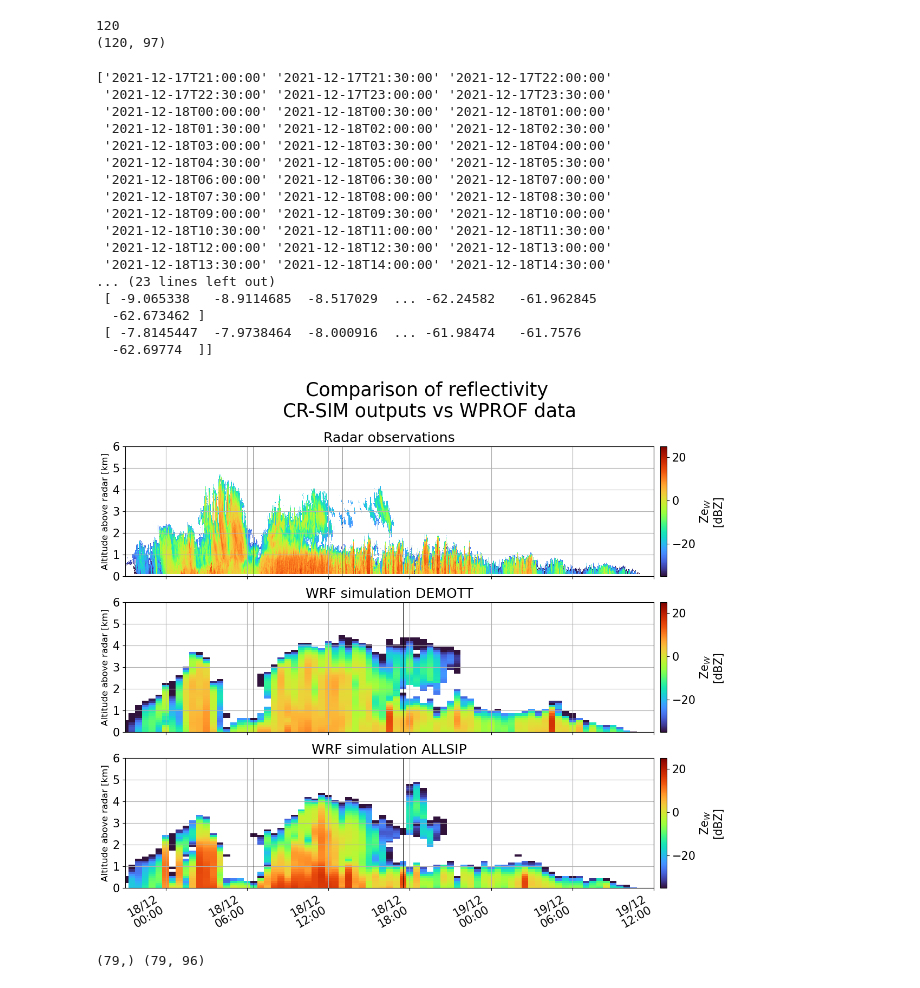
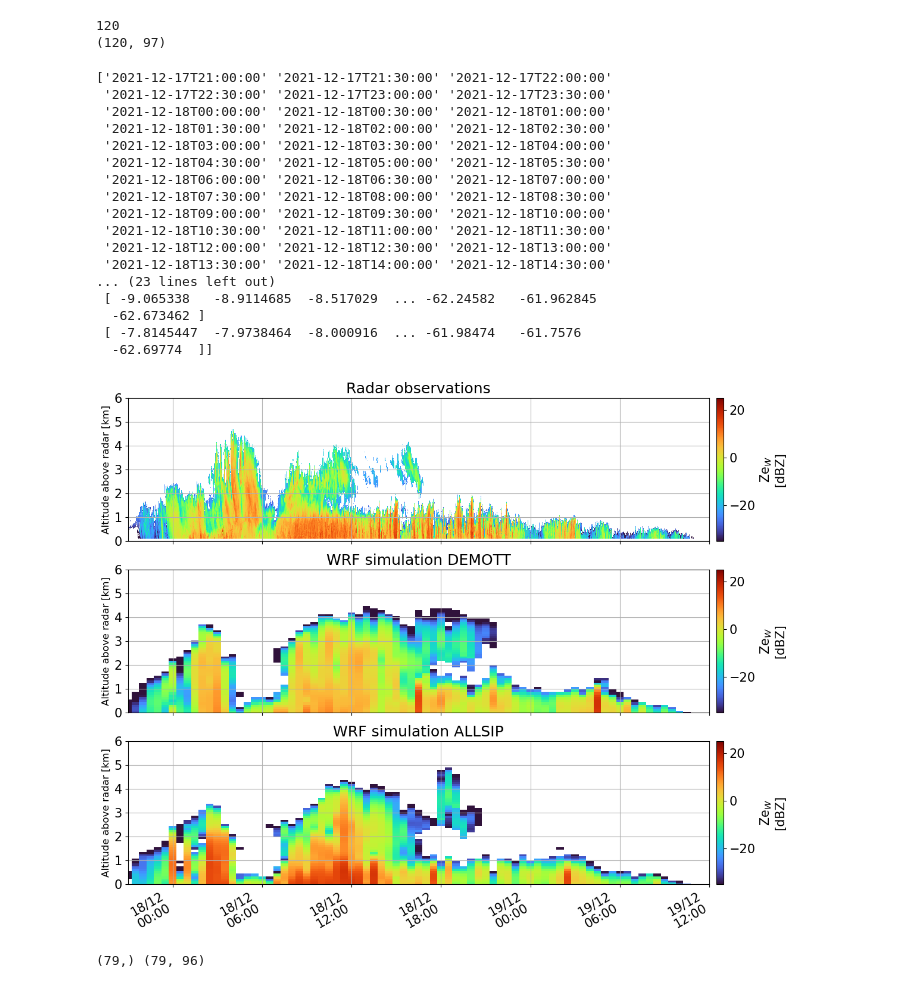
Before and after one commit to eliotperrin/Mixed-phase-cloud-with-CR-SIM, a Jupyter notebook: Comparaison.ipynb, the cells around one changed output. Drawn from its saved outputs; the diff is of its cells as text; code cells hidden in the pictures.

Commit message:
Improvents of some plots

```diff
--- a/Comparaison.ipynb
+++ b/Comparaison.ipynb
@@ -256,7 +256,7 @@ for jj in range(len(ZZ_allsip)-1):
 # %%
 plt.rcParams['font.size']=15
 fig,axs = plt.subplots(3,1,figsize=(15,12),sharex=True)
-fig.suptitle('Comparison of reflectivity \nCR-SIM outputs vs WPROF data', fontsize=25)
+#fig.suptitle('Comparison of reflectivity \nCR-SIM outputs vs WPROF data', fontsize=25)
 
 im0=axs[0].pcolormesh(x_axis,Rgates,Ze_plot.T,vmin=-35,vmax=25,cmap='turbo')
 
@@ -266,8 +266,8 @@ axs[0].set_title('Radar observations')
 axs[0].set_yticks([0,1,2,3,4,5,6])
 axs[0].grid()
 
-l1_datas = axs[0].axvline((datetime.datetime(2021, 12, 18, 6, 30)), color = 'k',linewidth=0.7)
-l2_datas = axs[0].axvline((datetime.datetime(2021, 12, 18, 13, 00)), color = 'k',linewidth=0.7)
+#l1_datas = axs[0].axvline((datetime.datetime(2021, 12, 18, 6, 30)), color = 'k',linewidth=0.7)
+#l2_datas = axs[0].axvline((datetime.datetime(2021, 12, 18, 13, 00)), color = 'k',linewidth=0.7)
 
 axs[0].set_ylim(0,6)
 
@@ -283,8 +283,8 @@ im1 = axs[1].pcolormesh(to_np(wrf_time[0:-1]),to_np(ZZ)/1000,REFL[spin_up:end-1]
 axs[1].set_xlim(wrf_time[0], wrf_time[-1])
 axs[1].set_title('WRF simulation DEMOTT')
 
-l1_model = axs[1].axvline((datetime.datetime(2021, 12, 18, 6, 30)), color = 'k',linewidth=0.7)
-l2_model = axs[1].axvline((datetime.datetime(2021, 12, 18, 17, 30)), color = 'k',linewidth=0.7)
+#l1_model = axs[1].axvline((datetime.datetime(2021, 12, 18, 6, 30)), color = 'k',linewidth=0.7)
+#l2_model = axs[1].axvline((datetime.datetime(2021, 12, 18, 17, 30)), color = 'k',linewidth=0.7)
 
 
 axs[1].set_ylabel('Altitude above radar [km]', fontsize=12)
@@ -303,8 +303,8 @@ im2 = axs[2].pcolormesh(to_np(wrf_time[0:-1]),to_np(ZZ_allsip)/1000,REFL_allsip[
 axs[2].set_xlim(wrf_time[0], wrf_time[-1])
 axs[2].set_title('WRF simulation ALLSIP')
 
-l1_model = axs[2].axvline((datetime.datetime(2021, 12, 18, 6, 30)), color = 'k',linewidth=0.7)
-l2_model = axs[2].axvline((datetime.datetime(2021, 12, 18, 17, 30)), color = 'k',linewidth=0.7)
+#l1_model = axs[2].axvline((datetime.datetime(2021, 12, 18, 6, 30)), color = 'k',linewidth=0.7)
+#l2_model = axs[2].axvline((datetime.datetime(2021, 12, 18, 17, 30)), color = 'k',linewidth=0.7)
 
 axs[2].set_ylabel('Altitude above radar [km]', fontsize=12)
 axs[2].set_ylim(0,6)
@@ -324,34 +324,34 @@ axs[2].xaxis.set_major_formatter(xfmt)
 
 
 #im2 = axs[1].pcolormesh(to_np(wrf_time[0:-1]),to_np(ZZ_allsip)/1000,REFL_allsip[spin_up:end-1].T,vmin=-35,vmax=25,cmap='turbo')
 
 
 
 fig.autofmt_xdate()
 plt.colorbar(im0,label=r'Ze$_{W}$'+'\n[dBZ]',pad=.01,ax=axs[0])
 plt.colorbar(im1, label=r'Ze$_{W}$'+'\n[dBZ]',pad=.01,ax=axs[1])
 plt.colorbar(im2,label=r'Ze$_{W}$'+'\n[dBZ]',pad=.01,ax=axs[2])
 
 print(wrf_time, tCNT )
 # %% [output]
 ['2021-12-17T21:00:00' '2021-12-17T21:30:00' '2021-12-17T22:00:00'
  '2021-12-17T22:30:00' '2021-12-17T23:00:00' '2021-12-17T23:30:00'
  '2021-12-18T00:00:00' '2021-12-18T00:30:00' '2021-12-18T01:00:00'
  '2021-12-18T01:30:00' '2021-12-18T02:00:00' '2021-12-18T02:30:00'
  '2021-12-18T03:00:00' '2021-12-18T03:30:00' '2021-12-18T04:00:00'
  '2021-12-18T04:30:00' '2021-12-18T05:00:00' '2021-12-18T05:30:00'
  '2021-12-18T06:00:00' '2021-12-18T06:30:00' '2021-12-18T07:00:00'
  '2021-12-18T07:30:00' '2021-12-18T08:00:00' '2021-12-18T08:30:00'
  '2021-12-18T09:00:00' '2021-12-18T09:30:00' '2021-12-18T10:00:00'
  '2021-12-18T10:30:00' '2021-12-18T11:00:00' '2021-12-18T11:30:00'
  '2021-12-18T12:00:00' '2021-12-18T12:30:00' '2021-12-18T13:00:00'
  '2021-12-18T13:30:00' '2021-12-18T14:00:00' '2021-12-18T14:30:00'
 ... (23 lines left out)
  [ -9.065338   -8.9114685  -8.517029  ... -62.24582   -61.962845
   -62.673462 ]
  [ -7.8145447  -7.9738464  -8.000916  ... -61.98474   -61.7576
   -62.69774  ]]
-[figure, old version]
+[figure, new version]
 # %%
 print(wrf_time.shape, tCNT.shape)
 # %% [output]
```
Also changed, not shown: 3 other files.
